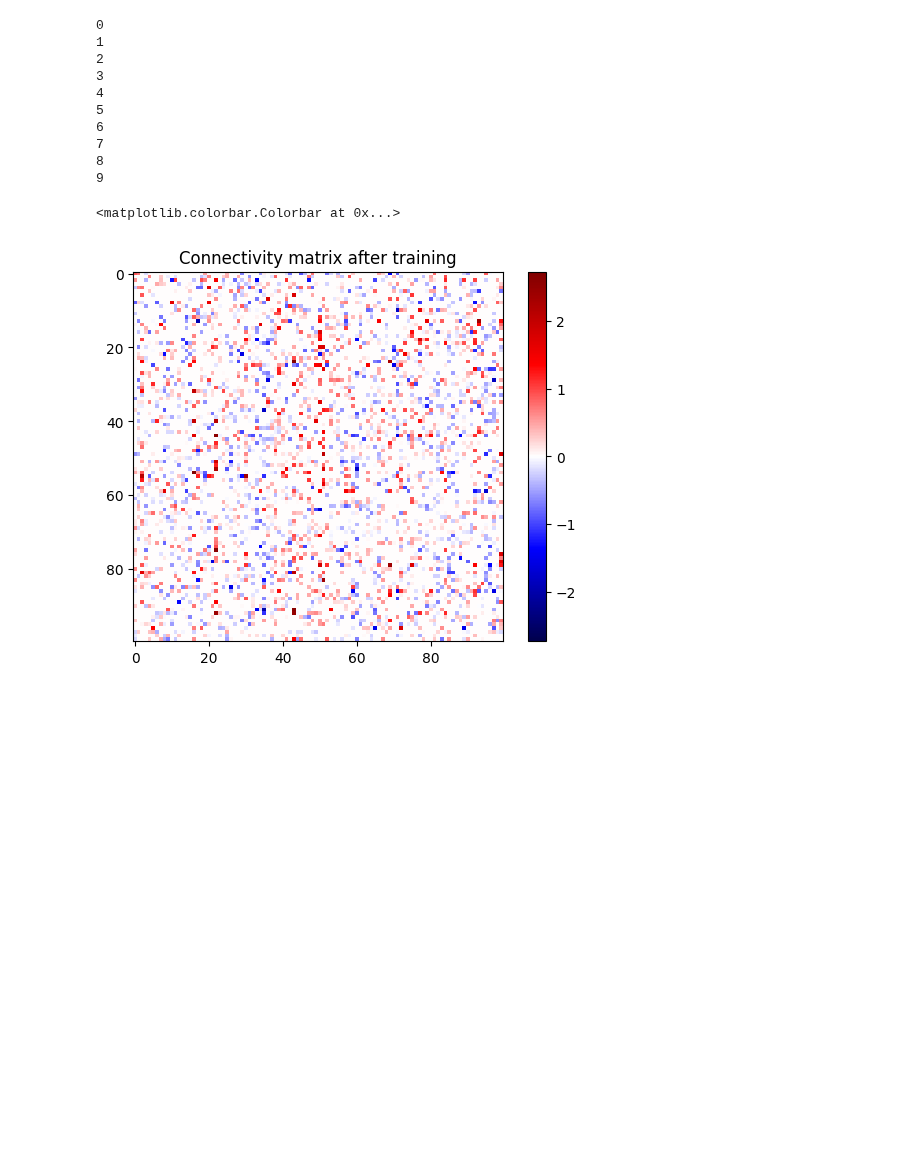
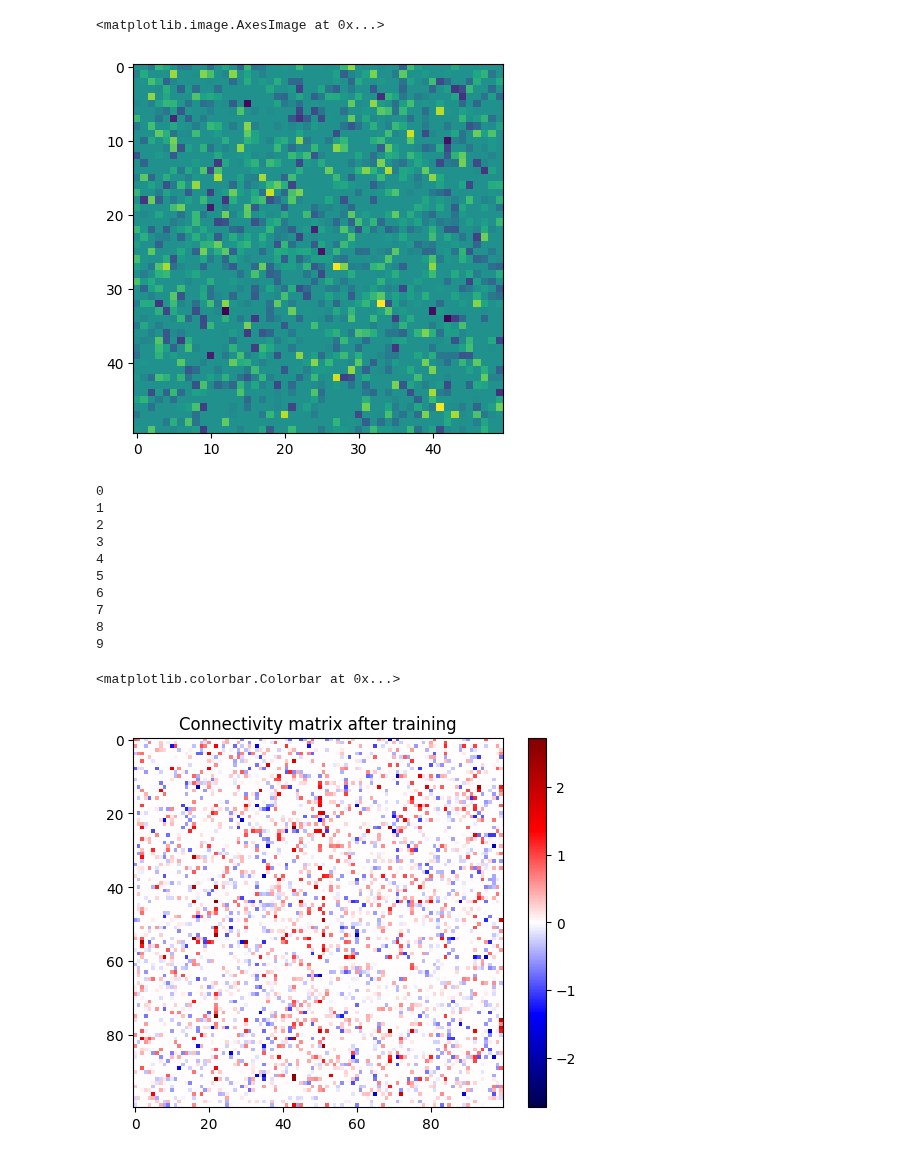
Before and after one commit to Sam-q-3736/srnn_rls, a Jupyter notebook: rate_testing.ipynb, the cells around one changed output. Drawn from its saved outputs; the diff is of its cells as text; code cells hidden in the pictures; blank space fills up the shorter version.

```diff
--- a/rate_testing.ipynb
+++ b/rate_testing.ipynb
@@ -91,8 +73,12 @@ Text(0.5, 1.0, 'Sample driven neuronal behavior')
 
 aux_targs = x + fdrive
 # %%
-W = genw_sparse(N, 0, 1/np.sqrt(N), 0.3)
-W_trained = np.copy(W)
+W_trained = rtrainer.W_trained
+# %%
+plt.imshow(W_trained)
+# %% [output]
+<matplotlib.image.AxesImage at 0x...>
+[figure, added]
 # %%
 W_trained, spks_t, sdrive_t, thetas_t, spk_rast_t = train_QIF(neuron_params, time_params, train_params, W_trained, fin, aux_targs)
 # %% [output]
```
Also changed, not shown: parts of 12 cells of this notebook, 1 other file.
